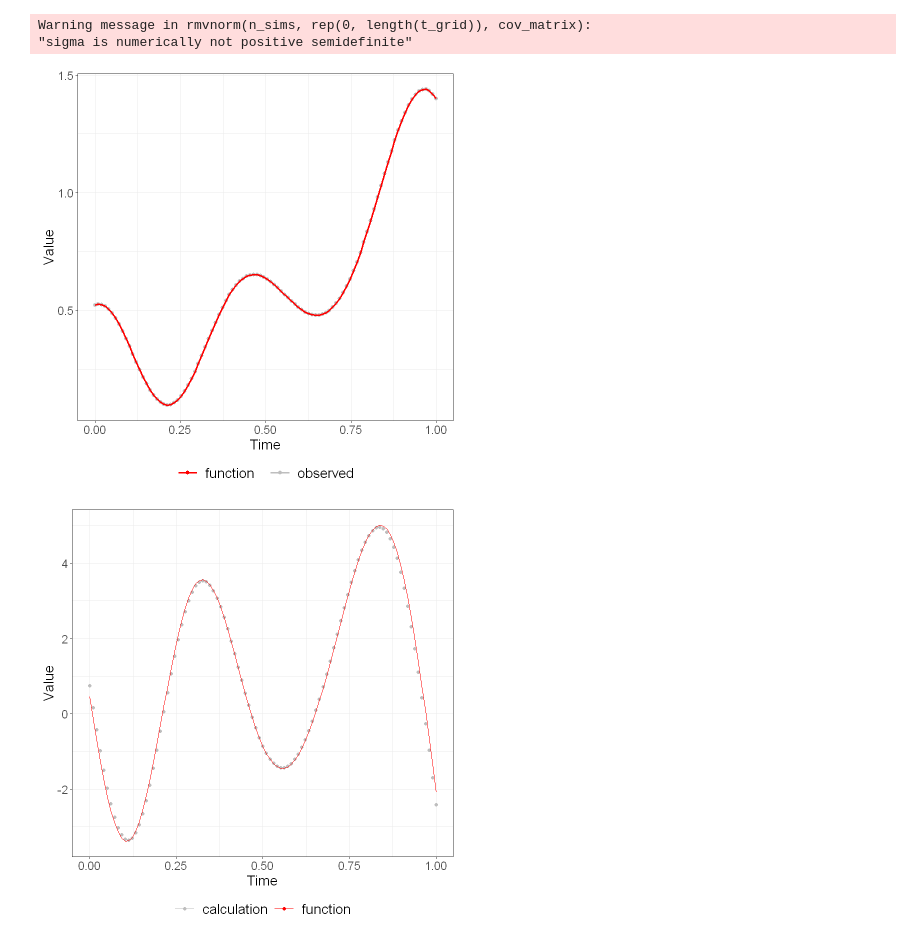
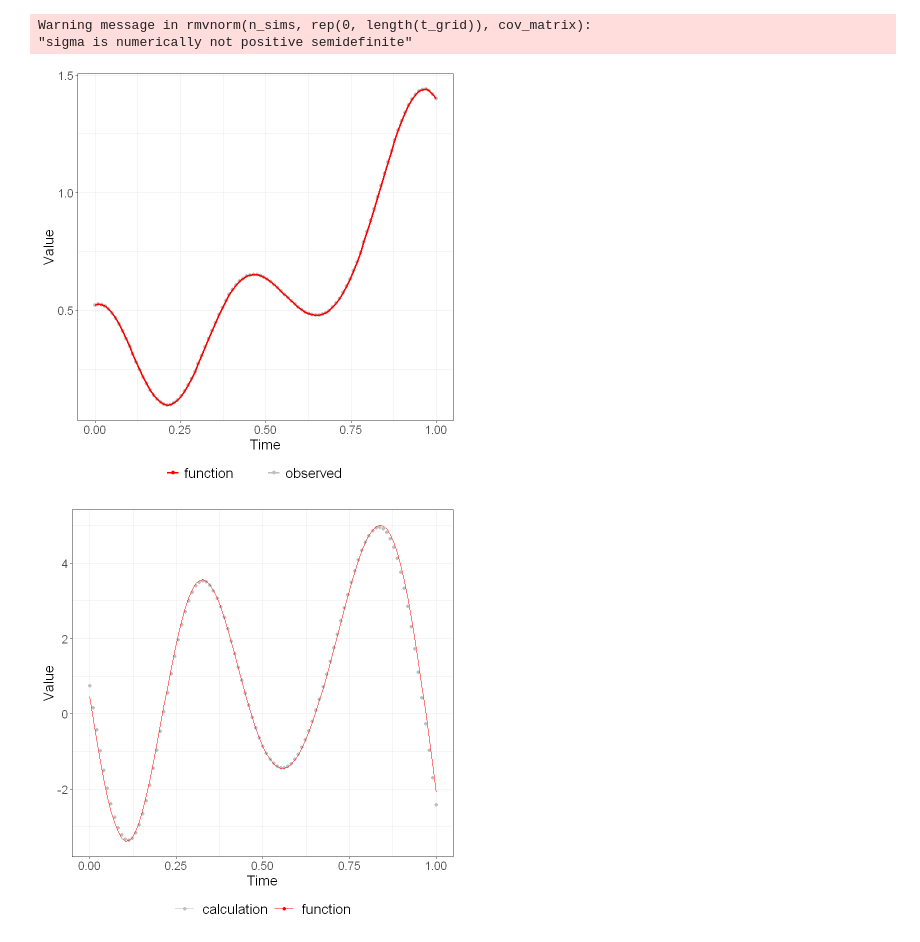
Before and after one commit to KeNtaMiyata/Piotr_FunctionalDataAnalysis, a Jupyter notebook: ch2/ch2.ipynb, the cells around one changed output. Cells and saved outputs as stored; diff of their text form; code cells hidden in the pictures.

```diff
--- a/ch2/ch2.ipynb
+++ b/ch2/ch2.ipynb
@@ -49,31 +48,21 @@ df$smoothed = smoothed_values
 Warning message in rmvnorm(n_sims, rep(0, length(t_grid)), cov_matrix):
 "sigma is numerically not positive semidefinite"
 # %%
-str_pad_custom <- function(labels){
-  new_labels <- stringr::str_pad(labels, 10, "right")
-  return(new_labels)
-}
-
 p = ggplot(df, aes(x=t)) +
     geom_point(aes(y = y, colour = 'observed'), size = 2) +
     geom_line(aes(y = smoothed, colour = 'function'), size = 1) +
     xlab("Time") +
     ylab("Value") +
     mytheme +
     scale_color_manual(
-        labels  = str_pad_custom,
+        labels  = legend_pad,
         values = c("observed" = "gray", "function" = "red"),
-    ) +
-    theme(
-        legend.title = element_blank(),
-        legend.key.width = unit(1.0,  unit = "cm"),
-        legend.spacing.x = unit(0.25, unit = "cm")
     )
 
 print(p)
 ggsave("./images/211_matern.png", plot = p, width = 480/96, height = 520/96, dpi = 96)
 # %% [output]
-[figure, old version]
+[figure, new version]
 # %%
 deriv_observed = matrix(0, nrow = 1, ncol = length(matern_iid)-1)
 
```
Also changed, not shown: parts of 6 cells of this notebook, 2 other files.
